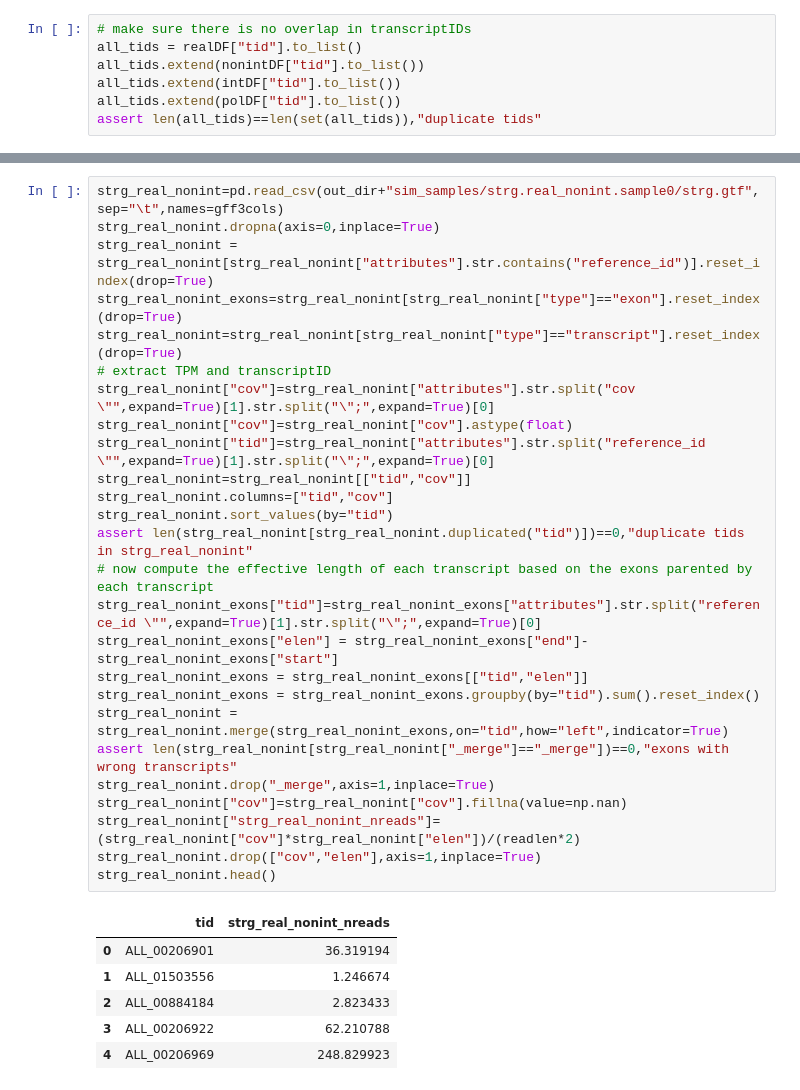
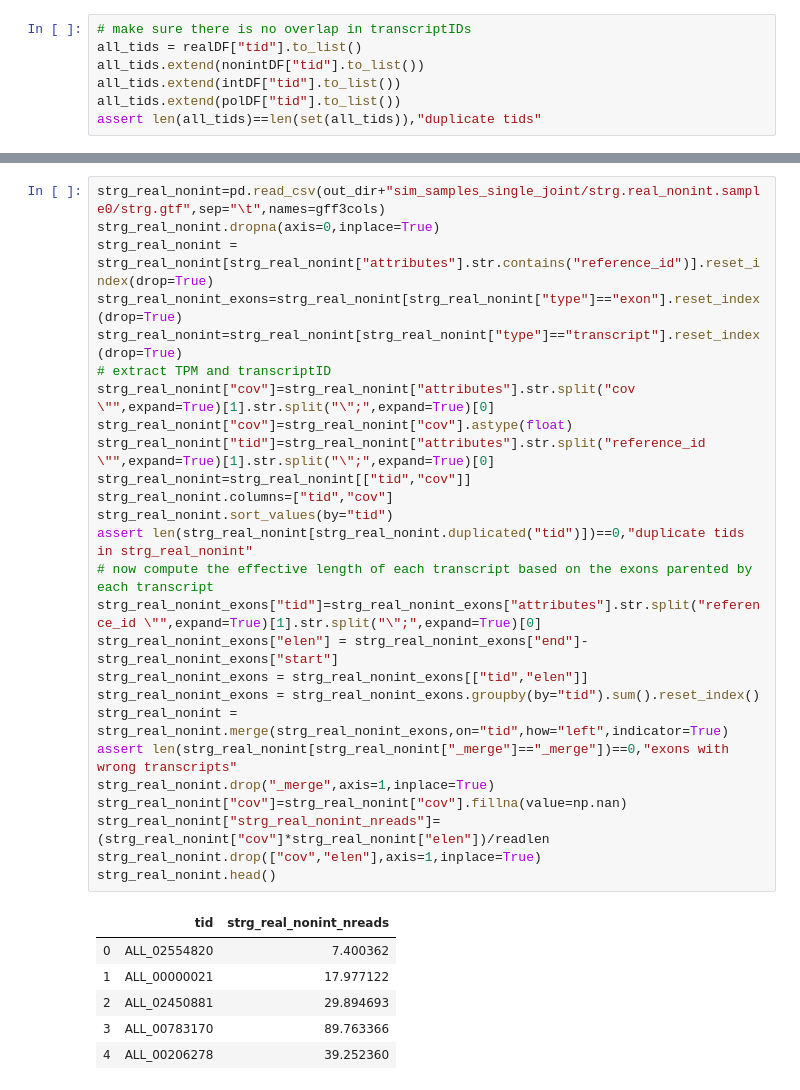
Before and after one commit to alevar/tx_noise, a Jupyter notebook: results.ipynb, the cells around one changed output, grey strips where cells are left out. Drawn from its saved outputs; the diff is of its cells as text.

```diff
--- a/results.ipynb
+++ b/results.ipynb
@@ -149,34 +305,34 @@ strg_real.head()
 # %%
-strg_real_nonint=pd.read_csv(out_dir+"sim_samples/strg.real_nonint.sample0/strg.gtf",sep="\t",names=gff3cols)
+strg_real_nonint=pd.read_csv(out_dir+"sim_samples_single_joint/strg.real_nonint.sample0/strg.gtf",sep="\t",names=gff3cols)
 strg_real_nonint.dropna(axis=0,inplace=True)
 strg_real_nonint = strg_real_nonint[strg_real_nonint["attributes"].str.contains("reference_id")].reset_index(drop=True)
 strg_real_nonint_exons=strg_real_nonint[strg_real_nonint["type"]=="exon"].reset_index(drop=True)
 strg_real_nonint=strg_real_nonint[strg_real_nonint["type"]=="transcript"].reset_index(drop=True)
 # extract TPM and transcriptID
 strg_real_nonint["cov"]=strg_real_nonint["attributes"].str.split("cov \"",expand=True)[1].str.split("\";",expand=True)[0]
 strg_real_nonint["cov"]=strg_real_nonint["cov"].astype(float)
 strg_real_nonint["tid"]=strg_real_nonint["attributes"].str.split("reference_id \"",expand=True)[1].str.split("\";",expand=True)[0]
 strg_real_nonint=strg_real_nonint[["tid","cov"]]
 strg_real_nonint.columns=["tid","cov"]
 strg_real_nonint.sort_values(by="tid")
 assert len(strg_real_nonint[strg_real_nonint.duplicated("tid")])==0,"duplicate tids in strg_real_nonint"
 # now compute the effective length of each transcript based on the exons parented by each transcript
 strg_real_nonint_exons["tid"]=strg_real_nonint_exons["attributes"].str.split("reference_id \"",expand=True)[1].str.split("\";",expand=True)[0]
 strg_real_nonint_exons["elen"] = strg_real_nonint_exons["end"]-strg_real_nonint_exons["start"]
 strg_real_nonint_exons = strg_real_nonint_exons[["tid","elen"]]
 strg_real_nonint_exons = strg_real_nonint_exons.groupby(by="tid").sum().reset_index()
 strg_real_nonint = strg_real_nonint.merge(strg_real_nonint_exons,on="tid",how="left",indicator=True)
 assert len(strg_real_nonint[strg_real_nonint["_merge"]=="_merge"])==0,"exons with wrong transcripts"
 strg_real_nonint.drop("_merge",axis=1,inplace=True)
 strg_real_nonint["cov"]=strg_real_nonint["cov"].fillna(value=np.nan)
-strg_real_nonint["strg_real_nonint_nreads"]=(strg_real_nonint["cov"]*strg_real_nonint["elen"])/(readlen*2)
+strg_real_nonint["strg_real_nonint_nreads"]=(strg_real_nonint["cov"]*strg_real_nonint["elen"])/readlen
 strg_real_nonint.drop(["cov","elen"],axis=1,inplace=True)
 strg_real_nonint.head()
 # %% [output]
 |  | tid | strg_real_nonint_nreads |
-| 0 | ALL_00206901 | 36.319194 |
-| 1 | ALL_01503556 | 1.246674 |
-| 2 | ALL_00884184 | 2.823433 |
-| 3 | ALL_00206922 | 62.210788 |
-| 4 | ALL_00206969 | 248.829923 |
+| 0 | ALL_02554820 | 7.400362 |
+| 1 | ALL_00000021 | 17.977122 |
+| 2 | ALL_02450881 | 29.894693 |
+| 3 | ALL_00783170 | 89.763366 |
+| 4 | ALL_00206278 | 39.252360 |
 # %%
```
Also changed, not shown: parts of 23 cells of this notebook, 7 other files.
